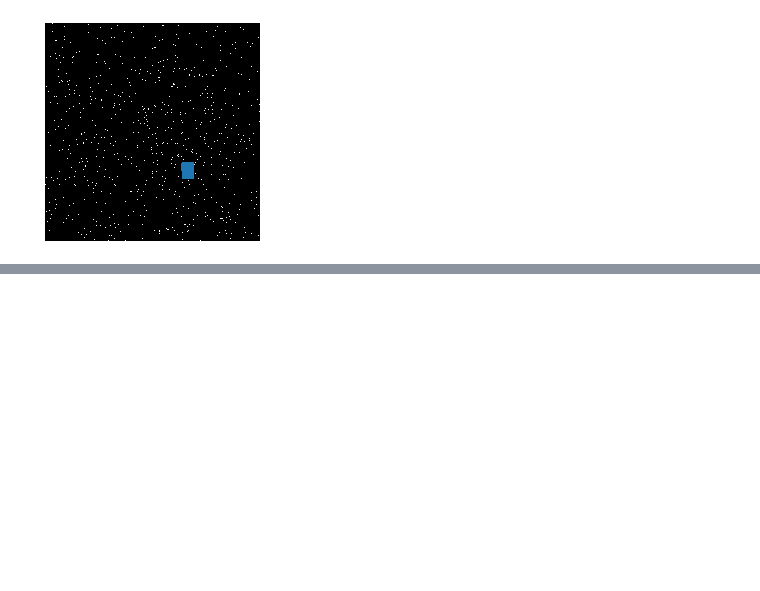
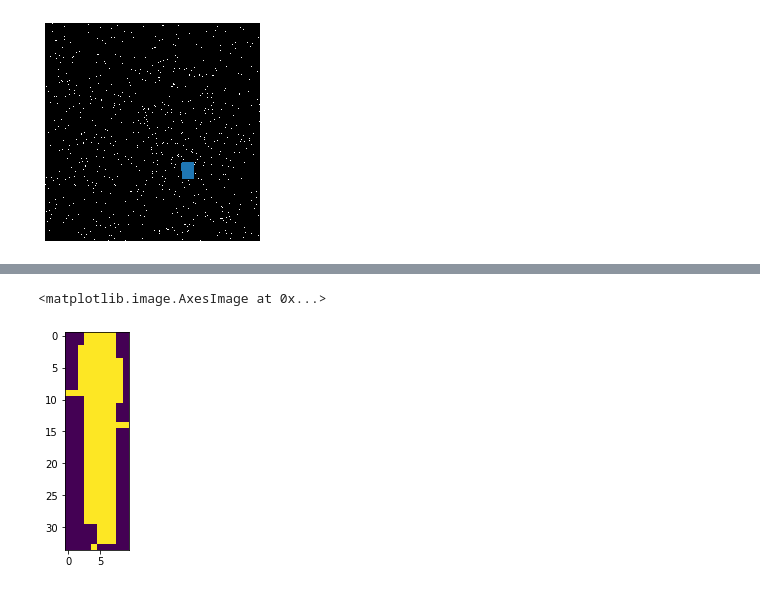
Before and after one commit to 20edo/PIV, a Jupyter notebook: Notebooks/Flash_removal.ipynb, the cells around one changed output, grey strips where cells are left out. Cells and saved outputs as stored; diff of their text form; code cells hidden in the pictures; blank space fills up the shorter version.

```diff
--- a/Notebooks/Flash_removal.ipynb
+++ b/Notebooks/Flash_removal.ipynb
@@ -119,15 +120,15 @@ frame_a = bin_a
 tresh = sk.filters.threshold_otsu(frame_a)
 bw = sk.morphology.closing(frame_a > tresh, sk.morphology.square(3))
 cleared = sk.segmentation.clear_border(bw)
-labele_image = sk.measure.label(cleared)
+labeled_image = sk.measure.label(cleared)
 
 ax = plt.axes()
 ax.imshow(frame_a, cmap=plt.cm.gray)
-
-for region in sk.measure.regionprops(labele_image):
+flashed_regions = []
+for region in sk.measure.regionprops(labeled_image):
     if region.area >= 100:
-        AAAAAAAAAAAAAAAAAAAAA = region
         maxr,minr,maxc,minc = region.bbox
+        flashed_regions.append(region)
         A = (minr, minc)
         B = (maxr, maxc)
         width = maxr-minr
@@ -136,6 +137,8 @@ for region in sk.measure.regionprops(labele_image):
                                             height)
         ax.add_patch(rect)
 
+
+
 ax.set_axis_off()
 plt.savefig('name', dpi = 1000)
 # %% [output]
@@ -142,0 +151,5 @@ plt.savefig('name', dpi = 1000)
+# %%
+plt.imshow(flashed_regions[1].filled_image)
+# %% [output]
+<matplotlib.image.AxesImage at 0x...>
+[figure, added]
```
Also changed, not shown: parts of 4 cells of this notebook, 4 other files.
